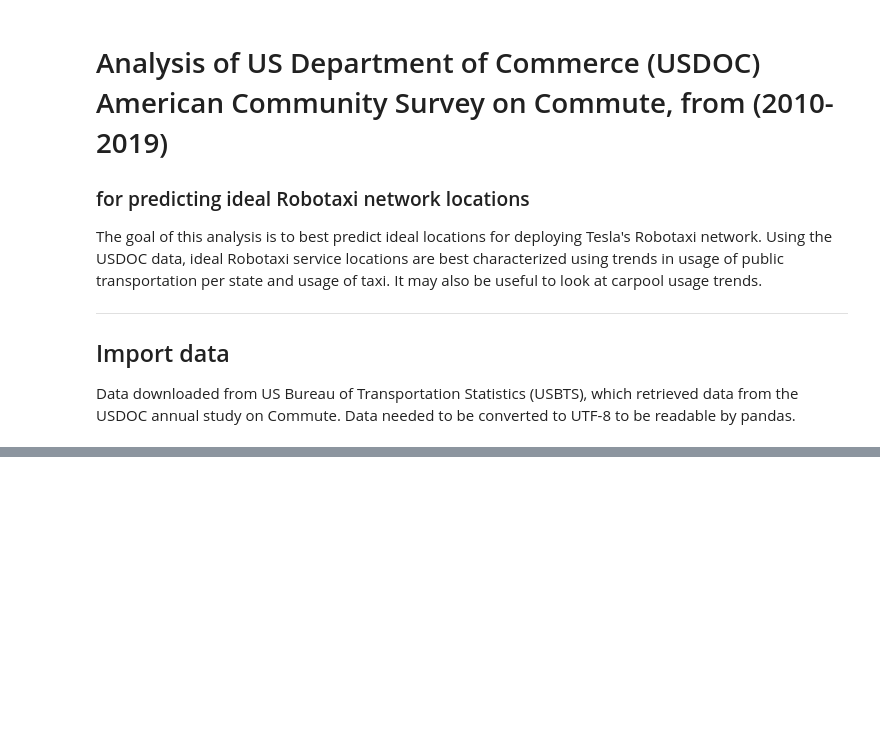
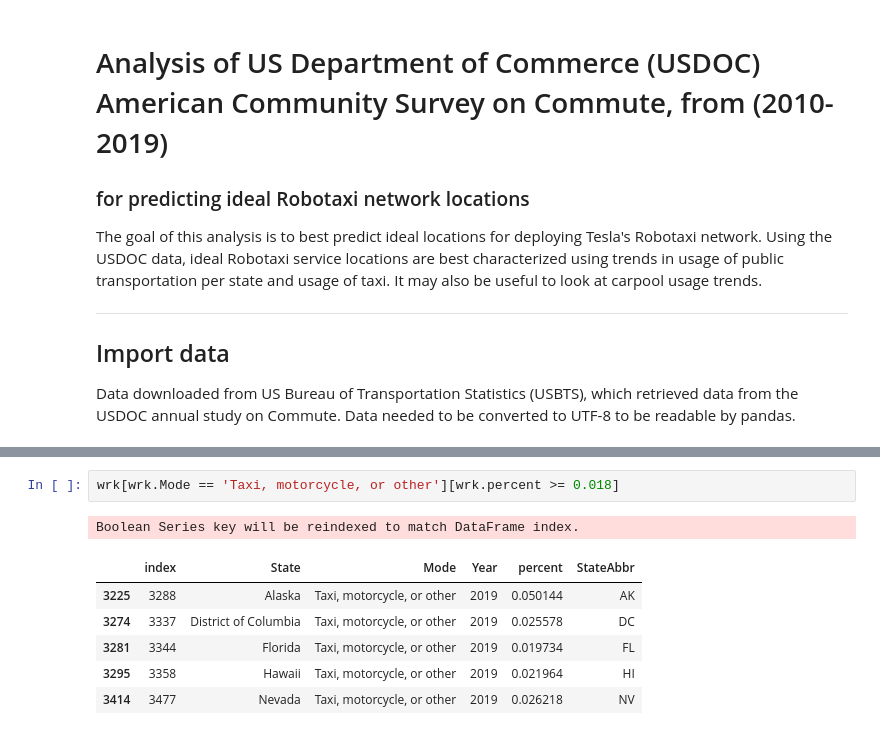
Before and after one commit to hainesdata/TVET, a Jupyter notebook: robotaxi_locations.ipynb, the cells around one changed output, grey strips where cells are left out. Saved outputs shown, nothing was run; the diff lists cells and outputs as text; blank space fills up the shorter version.

```diff
--- a/robotaxi_locations.ipynb
+++ b/robotaxi_locations.ipynb
@@ -40,0 +53,10 @@ The data is already properly formatted for analysis, so no cleaning or restructu
+# %%
+wrk[wrk.Mode == 'Taxi, motorcycle, or other'][wrk.percent >= 0.018]
+# %% [output]
+Boolean Series key will be reindexed to match DataFrame index.
+|  | index | State | Mode | Year | percent | StateAbbr |
+| 3225 | 3288 | Alaska | Taxi, motorcycle, or other | 2019 | 0.050144 | AK |
+| 3274 | 3337 | District of Columbia | Taxi, motorcycle, or other | 2019 | 0.025578 | DC |
+| 3281 | 3344 | Florida | Taxi, motorcycle, or other | 2019 | 0.019734 | FL |
+| 3295 | 3358 | Hawaii | Taxi, motorcycle, or other | 2019 | 0.021964 | HI |
+| 3414 | 3477 | Nevada | Taxi, motorcycle, or other | 2019 | 0.026218 | NV |
```
Also changed, not shown: parts of 21 cells of this notebook.
